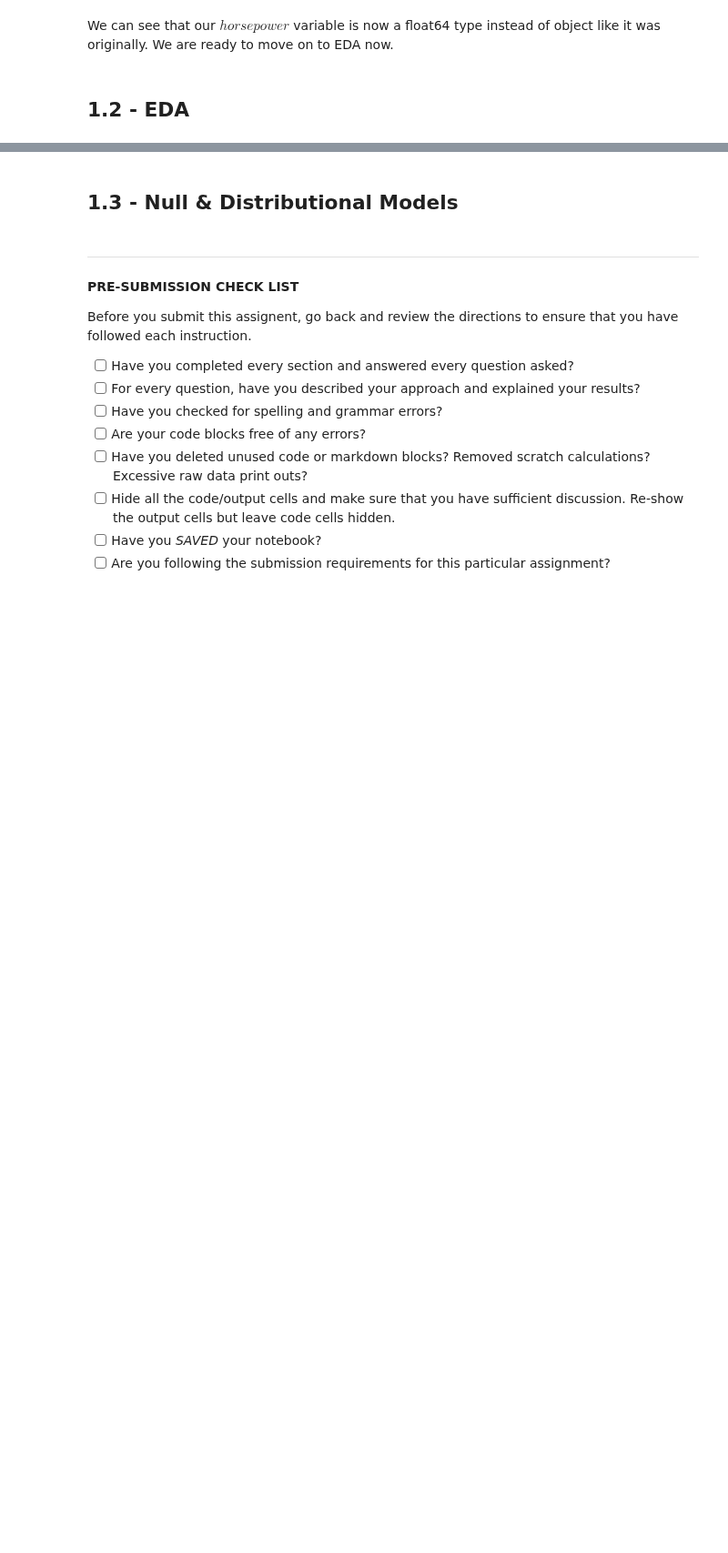
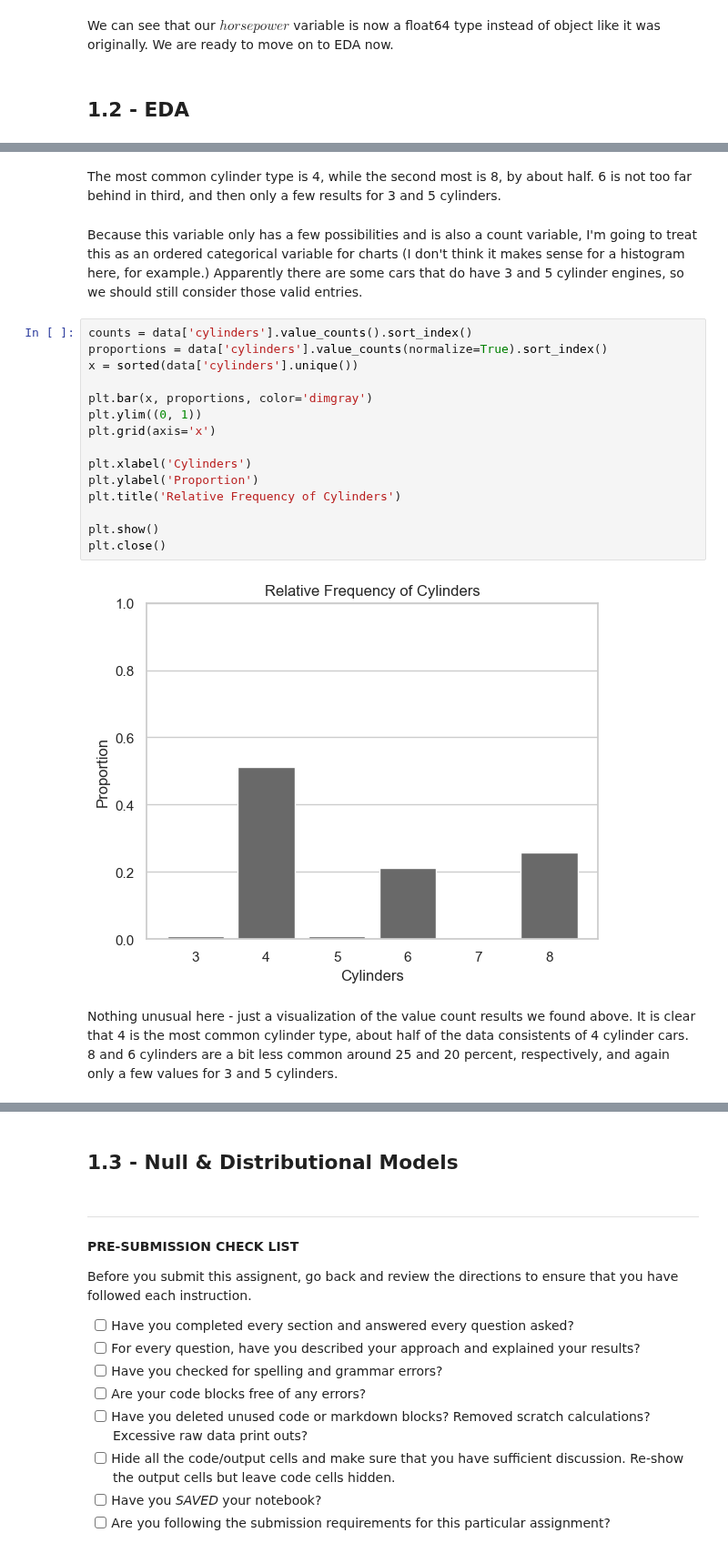
Before and after one commit to ansaridan/jhu-data-engineering-team-5, a Jupyter notebook: Problem_Set_5_1/Problem_Set_5.1.ipynb, the cells around one changed output, grey strips where cells are left out. Shown at 91% size. Saved outputs shown, nothing was run; the diff lists cells and outputs as text; blank space fills up the shorter version.

```diff
--- a/Problem_Set_5_1/Problem_Set_5.1.ipynb
+++ b/Problem_Set_5_1/Problem_Set_5.1.ipynb
@@ -184,0 +339,23 @@ We can see that our $horsepower$ variable is now a float64 type instead of objec
+# %% [markdown]
+The most common cylinder type is 4, while the second most is 8, by about half. 6 is not too far behind in third, and then only a few results for 3 and 5 cylinders.
+# %% [markdown]
+Because this variable only has a few possibilities and is also a count variable, I'm going to treat this as an ordered categorical variable for charts (I don't think it makes sense for a histogram here, for example.) Apparently there are some cars that do have 3 and 5 cylinder engines, so we should still consider those valid entries.
+# %%
+counts = data['cylinders'].value_counts().sort_index()
+proportions = data['cylinders'].value_counts(normalize=True).sort_index()
+x = sorted(data['cylinders'].unique())
+
+plt.bar(x, proportions, color='dimgray')
+plt.ylim((0, 1))
+plt.grid(axis='x')
+
+plt.xlabel('Cylinders')
+plt.ylabel('Proportion')
+plt.title('Relative Frequency of Cylinders')
+
+plt.show()
+plt.close()
+# %% [output]
+[figure, added]
+# %% [markdown]
+Nothing unusual here - just a visualization of the value count results we found above. It is clear that 4 is the most common cylinder type, about half of the data consistents of 4 cylinder cars. 8 and 6 cylinders are a bit less common around 25 and 20 percent, respectively, and again only a few values for 3 and 5 cylinders.
```
Also changed, not shown: parts of 46 cells of this notebook, 1 other file.
